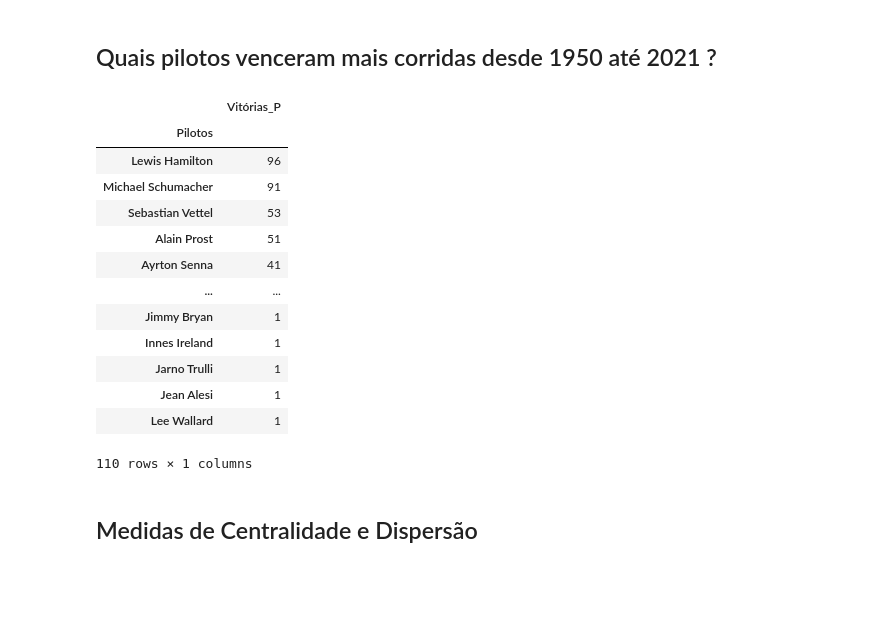
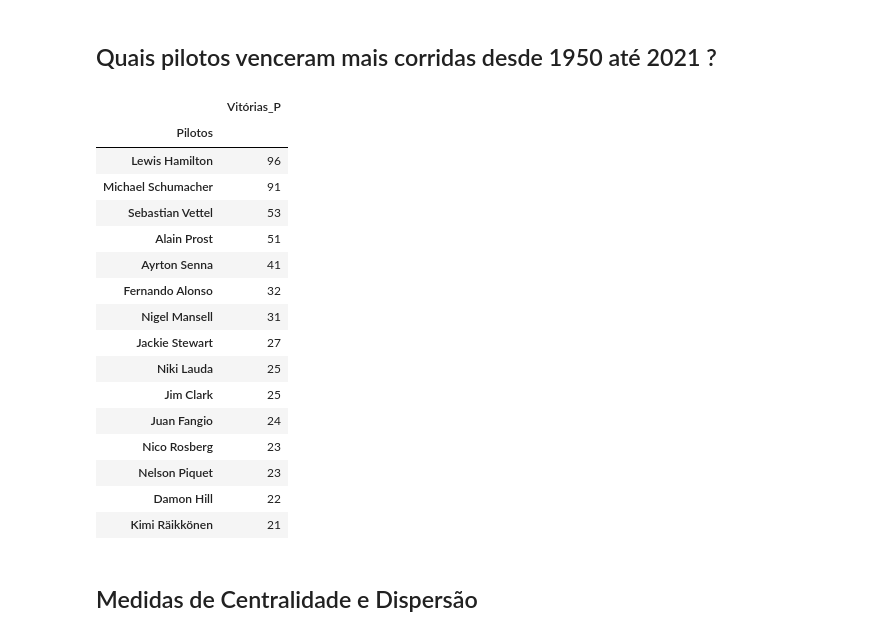
Before and after one commit to Caioviniciusb/Projeto_ICD, a Jupyter notebook: Projeto_ICD.ipynb, the cells around one changed output. Saved outputs shown, nothing was run; the diff lists cells and outputs as text; code cells hidden in the pictures; blank space fills up the shorter version.

```diff
--- a/Projeto_ICD.ipynb
+++ b/Projeto_ICD.ipynb
@@ -21,24 +20,27 @@ drivers = drivers.reindex(columns=['driverId','driverRef','code','Pilotos','nati
 # %%
 drivers_results = pd.merge(drivers,results, on="driverId")
 
 drivers_wins = drivers_results.groupby("Pilotos").count()
 drivers_wins = drivers_wins.sort_values(by="Vitórias_P", ascending=False)[["Vitórias_P"]]
-drivers_wins
+drivers_wins.iloc[:15]
 # %% [output]
 |  | Vitórias_P |
 | Pilotos |  |
 | Lewis Hamilton | 96 |
 | Michael Schumacher | 91 |
 | Sebastian Vettel | 53 |
 | Alain Prost | 51 |
 | Ayrton Senna | 41 |
-| ... | ... |
-| Jimmy Bryan | 1 |
-| Innes Ireland | 1 |
-| Jarno Trulli | 1 |
-| Jean Alesi | 1 |
-| Lee Wallard | 1 |
+| Fernando Alonso | 32 |
+| Nigel Mansell | 31 |
+| Jackie Stewart | 27 |
+| Niki Lauda | 25 |
+| Jim Clark | 25 |
+| Juan Fangio | 24 |
+| Nico Rosberg | 23 |
+| Nelson Piquet | 23 |
+| Damon Hill | 22 |
+| Kimi Räikkönen | 21 |
-110 rows × 1 columns
 # %% [markdown]
 ## Medidas de Centralidade e Dispersão
 # %%
```
Also changed, not shown: parts of 2 cells of this notebook.
